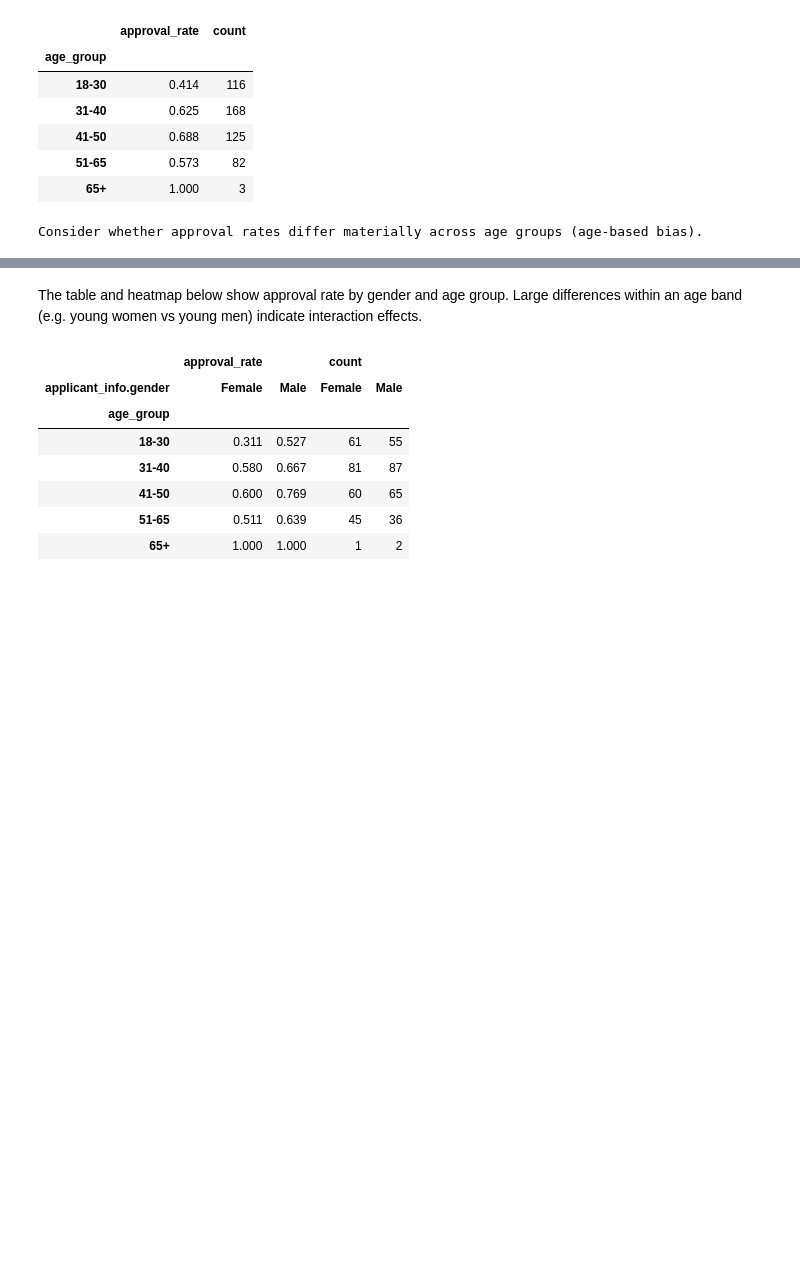
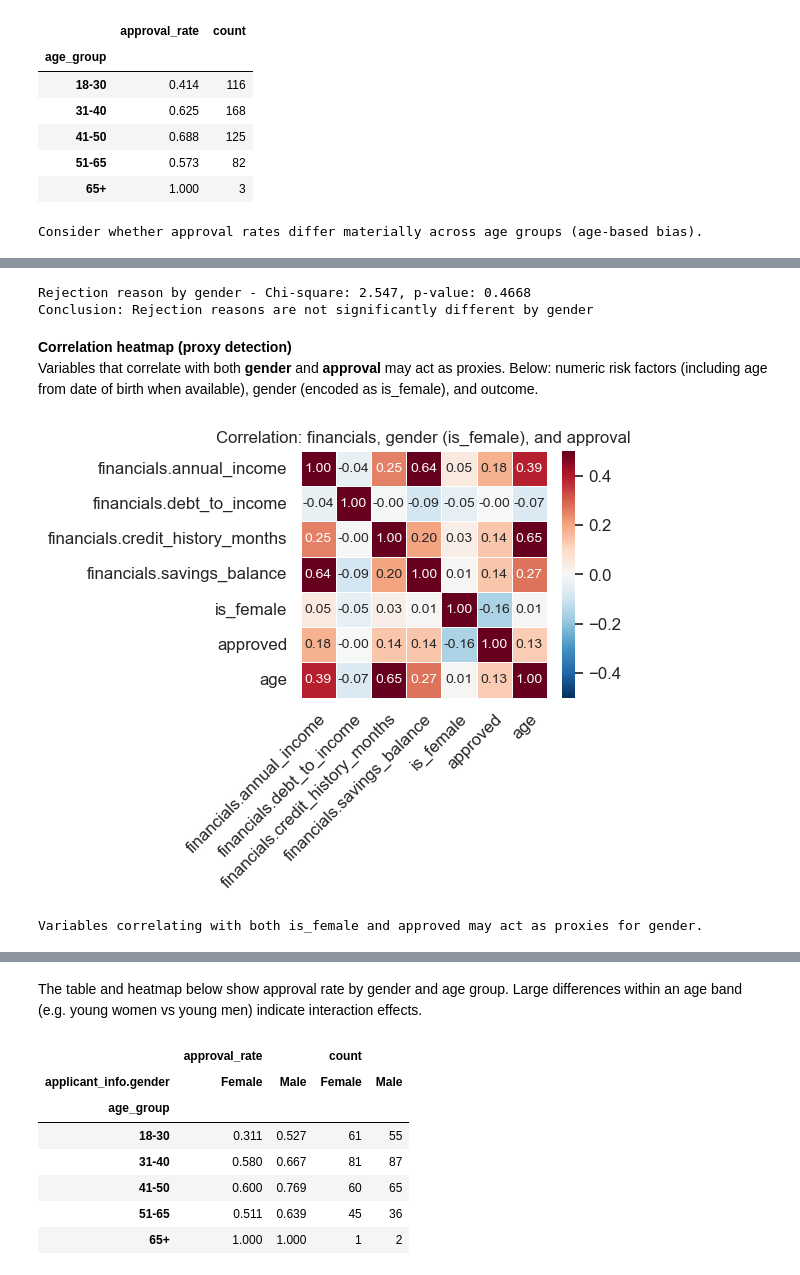
Before and after one commit to PC66323/2606_Data-Ecosystems_G14_novacred, a Jupyter notebook: notebooks/02-bias-analysis.ipynb, the cells around one changed output, grey strips where cells are left out. Saved outputs shown, nothing was run; the diff lists cells and outputs as text; code cells hidden in the pictures; blank space fills up the shorter version.

```diff
--- a/notebooks/02-bias-analysis.ipynb
+++ b/notebooks/02-bias-analysis.ipynb
@@ -260,0 +373,38 @@ Approval rates vary by age: lowest for 18–30 (about 41%), higher for 31–40 a
+# %%
+# Chi-square: is rejection reason distribution different by gender?
+if len(rej_valid) > 0:
+    from scipy.stats import chi2_contingency
+    rej_ct = pd.crosstab(rej_valid[gender_col], rej_valid[rej_col])
+    chi2_r, p_r, dof_r, exp_r = chi2_contingency(rej_ct)
+    print(f"Rejection reason by gender - Chi-square: {chi2_r:.3f}, p-value: {p_r:.4f}")
+    print("Conclusion: Rejection reasons are not significantly different by gender" if p_r >= 0.05 else "Conclusion: Rejection reason distribution differs significantly by gender.")
+else:
+    print("Skipped (no rejection data).")
+# %% [output]
+Rejection reason by gender - Chi-square: 2.547, p-value: 0.4668
+Conclusion: Rejection reasons are not significantly different by gender
+# %% [markdown]
+**Correlation heatmap (proxy detection)**
+Variables that correlate with both **gender** and **approval** may act as proxies. Below: numeric risk factors (including age from date of birth when available), gender (encoded as is_female), and outcome.
+# %%
+# Correlation heatmap: financials, gender, approval (cleaner style)
+lr_df = df[df[gender_col].isin(["Male", "Female"])].copy()
+lr_df["is_female"] = (lr_df[gender_col] == "Female").astype(int)
+lr_df["approved"] = lr_df[outcome_col].astype(int)
+num_cols = ["financials.annual_income", "financials.debt_to_income", "financials.credit_history_months", "financials.savings_balance", "is_female", "approved"]
+if "age" not in lr_df.columns:
+    ref_date = pd.Timestamp("2024-01-01")
+    lr_df["age"] = ((ref_date - pd.to_datetime(lr_df["applicant_info.date_of_birth"])).dt.days / 365.25).astype(float)
+num_cols = [c for c in num_cols if c in lr_df.columns] + (["age"] if "age" in lr_df.columns else [])
+heatmap_df = lr_df[num_cols].dropna(how="all")
+corr = heatmap_df.corr()
+fig, ax = plt.subplots(figsize=(6, 5))
+sns.heatmap(corr, annot=True, fmt=".2f", cmap="RdBu_r", center=0, vmin=-0.5, vmax=0.5, ax=ax, linewidths=0.5, annot_kws={"size": 10})
+ax.set_title("Correlation: financials, gender (is_female), and approval", fontsize=12, fontweight="medium")
+plt.setp(ax.get_xticklabels(), rotation=45, ha="right", rotation_mode="anchor")
+plt.tight_layout()
+plt.show()
+print("Variables correlating with both is_female and approved may act as proxies for gender.")
+# %% [output]
+[figure, added]
+Variables correlating with both is_female and approved may act as proxies for gender.
```
Also changed, not shown: parts of 77 cells of this notebook.
